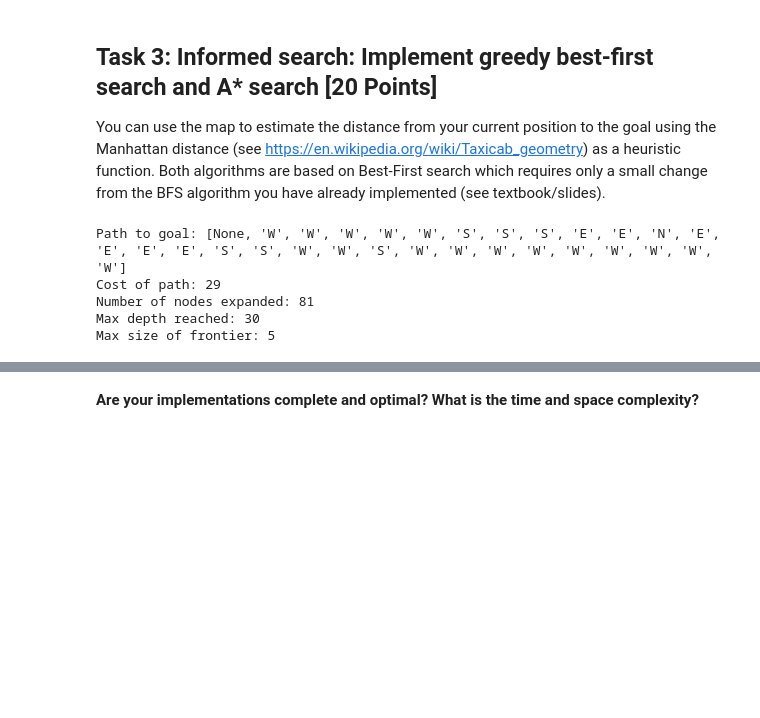
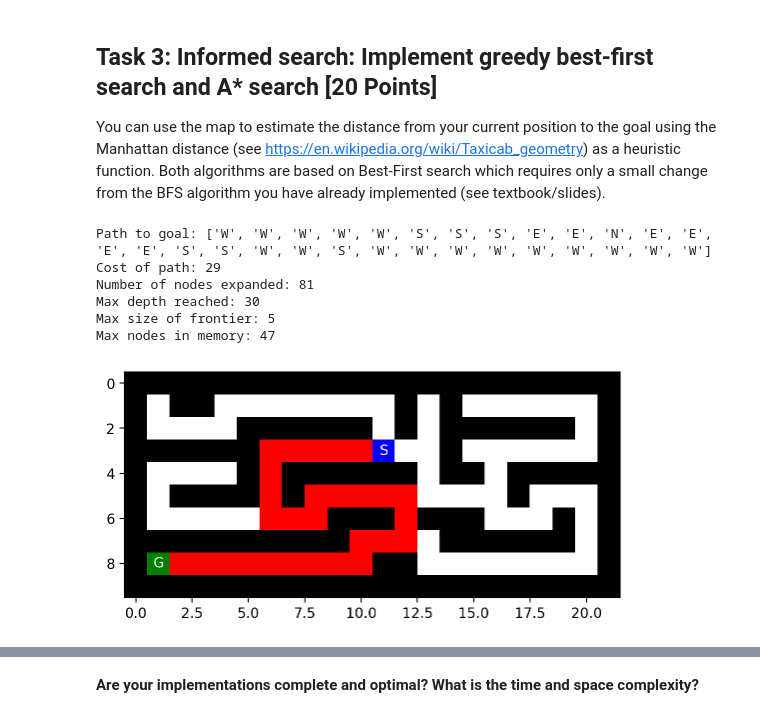
Before and after one commit to dplynn/CS7320-Assignment-2, a Jupyter notebook: Maze.ipynb, the cells around one changed output, grey strips where cells are left out. Drawn from its saved outputs; the diff is of its cells as text; code cells hidden in the pictures; blank space fills up the shorter version.

```diff
--- a/Maze.ipynb
+++ b/Maze.ipynb
@@ -576,7 +581,5 @@ You can use the map to estimate the distance from your current position to the g
 # %%
-def manhattan_distance(pos, goal):
-    return abs(pos[0] - goal[0]) + abs(pos[1] - goal[1])
-def greedy_best_first_search(maze):
+def a_star_search(maze):
     start_state = mh.find_pos(maze, what = "S")
     goal_state = mh.find_pos(maze, what = "G")
     start_node = Node(start_state, None, None, 0)
@@ -585,20 +588,25 @@ def greedy_best_first_search(maze):
     number_of_nodes_expanded = 0
     max_depth = 0
     max_frontier = 0
+    max_in_memory = 0
+    animation_path = []  # coordinates of final path for animation
 
     while not len(frontier) == 0: # while frontier is not empty
         frontier_heuristic = []
         for node in frontier:
+            g = node.cost
             h = manhattan_distance(node.pos, goal_state)
-            frontier_heuristic.append((h, node))
-        frontier_heuristic.sort(key=lambda x: x[0]) # sort by heuristic value
-        node = frontier_heuristic[0][1] # get node with lowest heuristic value
+            f = g + h
+            frontier_heuristic.append((f, node))
+        frontier_heuristic.sort(key=lambda x: x[0]) # sort by f value
+        node = frontier_heuristic[0][1] # get node with lowest f value
         frontier.remove(node) # remove node from frontier
         if node.pos == goal_state:
             p= node.get_path_from_root()
             path = [n.action for n in p]
             cost = node.cost # path cost for solution
-            return path, cost, number_of_nodes_expanded, max_depth, max_frontier
+            animation_path.extend([n.pos for n in p])
+            return path, cost, number_of_nodes_expanded, max_depth, max_frontier, max_in_memory,animation_path
         for child in expand_node(node, maze): #for each child node that is expanded
             action = child[0] # direction
             child_node = child[1] # position (row,col)
@@ -606,6 +614,8 @@ def greedy_best_first_search(maze):
             number_of_nodes_expanded += 1
             p= s.get_path_from_root()
             path = [n.action for n in p]
+            if len(frontier) + len(reached)> max_in_memory:
+                    max_in_memory = len(frontier)+ len(reached) # update max in memory
             if len(path) > max_depth:
                     max_depth = len(path) # update max depth
             if not child_node in reached:
@@ -660,20 +628,24 @@ def a_star_search(maze):
 # %%
 #Greedy Best First Search Test
 f = open("Mazes/small_maze.txt", "r")
 maze_str = f.read()
 maze = mh.parse_maze(maze_str)
-result_path, result_cost, result_num_expanded, result_max_depth, result_max_frontier = greedy_best_first_search(maze)
+result_path, result_cost, result_num_expanded, result_max_depth, result_max_frontier, result_max_memory,result_animation = greedy_best_first_search(maze)
 print("Path to goal:", result_path)
 print("Cost of path:", result_cost)
 print("Number of nodes expanded:", result_num_expanded)
 print("Max depth reached:", result_max_depth)
 print("Max size of frontier:", result_max_frontier)
+print("Max nodes in memory:", result_max_memory)
+show_final_from_path(maze,result_animation)
 # %% [output]
-Path to goal: [None, 'W', 'W', 'W', 'W', 'W', 'S', 'S', 'S', 'E', 'E', 'N', 'E', 'E', 'E', 'E', 'S', 'S', 'W', 'W', 'S', 'W', 'W', 'W', 'W', 'W', 'W', 'W', 'W', 'W']
+Path to goal: ['W', 'W', 'W', 'W', 'W', 'S', 'S', 'S', 'E', 'E', 'N', 'E', 'E', 'E', 'E', 'S', 'S', 'W', 'W', 'S', 'W', 'W', 'W', 'W', 'W', 'W', 'W', 'W', 'W']
 Cost of path: 29
 Number of nodes expanded: 81
 Max depth reached: 30
 Max size of frontier: 5
+Max nodes in memory: 47
+[figure, added]
 # %%
 # A* Search Test
 f = open("Mazes/small_maze.txt", "r")
```
Also changed, not shown: parts of 38 cells of this notebook, 2 other files.
